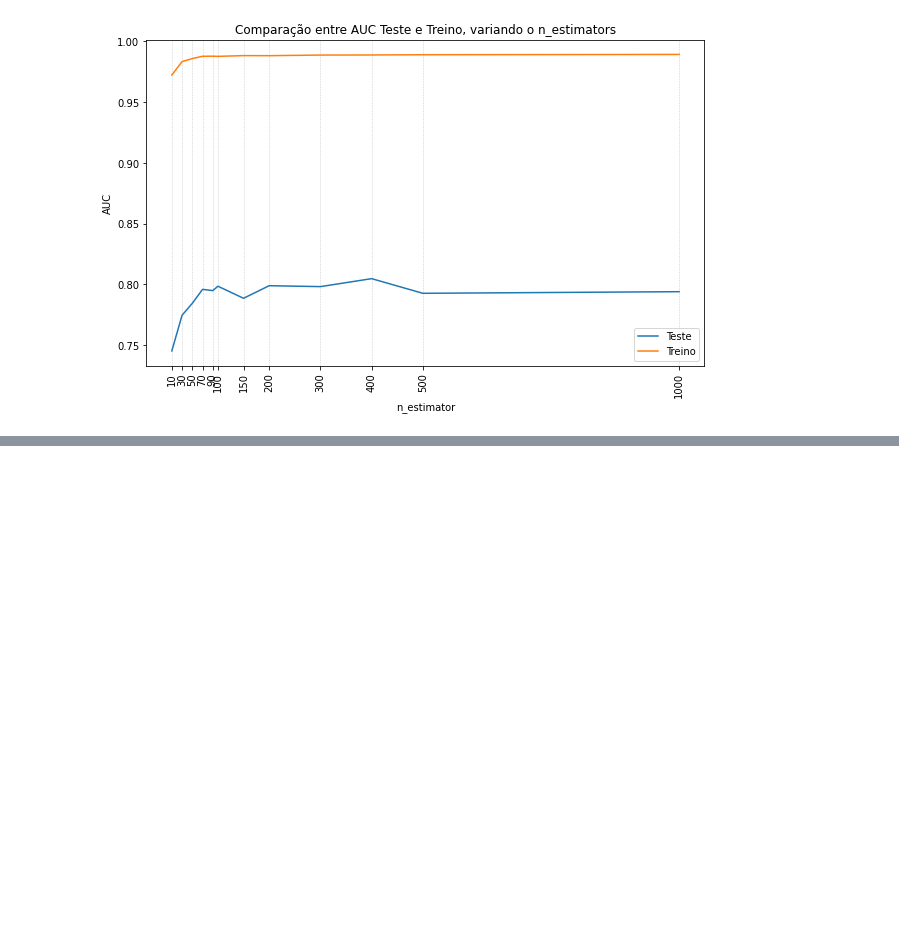
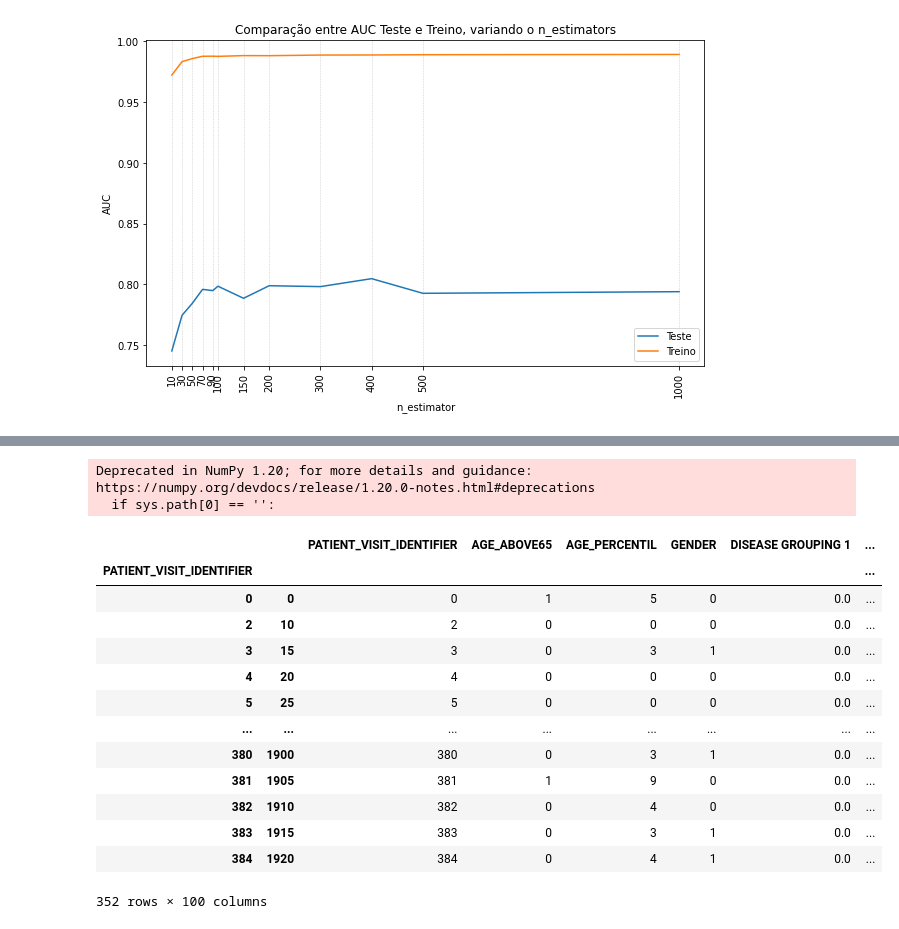
Before and after one commit to arturcgs/bootcamp-data-science-aplicada3, a Jupyter notebook: Aulas/Módulo_5.ipynb, the cells around one changed output, grey strips where cells are left out. Saved outputs shown, nothing was run; the diff lists cells and outputs as text; code cells hidden in the pictures; blank space fills up the shorter version.

```diff
--- a/Aulas/Módulo_5.ipynb
+++ b/Aulas/Módulo_5.ipynb
@@ -442,0 +542,43 @@ plt.show()
+# %%
+def remove_corr_alta(dados_completos, dados_continuos, alta_corr):
+  '''df, df, int --> df
+  Esta função recebe um bando de dados completo, um banco de dados só com
+  variáveis contínuas e um valor limite de correlação
+  Ela, então, irá selecionar uma, de cada par de variáveis que tenham
+  correlação mais alta que o limiar. A função retorna o df sem essas variáveis'''
+
+  #Fazendo a matriz de correlação
+  matriz_corr = dados_continuos.corr().abs()
+
+  #Selecionando somente o triângulo superior dos dados
+  matriz_tri_sup = matriz_corr.where(np.triu(np.ones(matriz_corr.shape), k = 1).astype(np.bool))
+
+  #Selecionando as variáveis a serem deletadas
+  excluir = []
+
+  for coluna in matriz_tri_sup.columns:
+    if any(matriz_tri_sup[coluna] > alta_corr):
+      excluir.append(coluna)
+
+  return dados_completos.drop(excluir, axis = 1)
+# %%
+dados_limpos_sem_corr = remove_corr_alta(dados_limpos, dados_limpos.iloc[:, 4:-2], 0.95)
+
+dados_limpos_sem_corr
+# %% [output]
+Deprecated in NumPy 1.20; for more details and guidance: https://numpy.org/devdocs/release/1.20.0-notes.html#deprecations
+  if sys.path[0] == '':
+|  |  | PATIENT_VISIT_IDENTIFIER | AGE_ABOVE65 | AGE_PERCENTIL | GENDER | DISEASE GROUPING 1 | ... |
+| PATIENT_VISIT_IDENTIFIER |  |  |  |  |  |  | ... |
+| 0 | 0 | 0 | 1 | 5 | 0 | 0.0 | ... |
+| 2 | 10 | 2 | 0 | 0 | 0 | 0.0 | ... |
+| 3 | 15 | 3 | 0 | 3 | 1 | 0.0 | ... |
+| 4 | 20 | 4 | 0 | 0 | 0 | 0.0 | ... |
+| 5 | 25 | 5 | 0 | 0 | 0 | 0.0 | ... |
+| ... | ... | ... | ... | ... | ... | ... | ... |
+| 380 | 1900 | 380 | 0 | 3 | 1 | 0.0 | ... |
+| 381 | 1905 | 381 | 1 | 9 | 0 | 0.0 | ... |
+| 382 | 1910 | 382 | 0 | 4 | 0 | 0.0 | ... |
+| 383 | 1915 | 383 | 0 | 3 | 1 | 0.0 | ... |
+| 384 | 1920 | 384 | 0 | 4 | 1 | 0.0 | ... |
+352 rows × 100 columns
```
Also changed, not shown: parts of 12 cells of this notebook.
